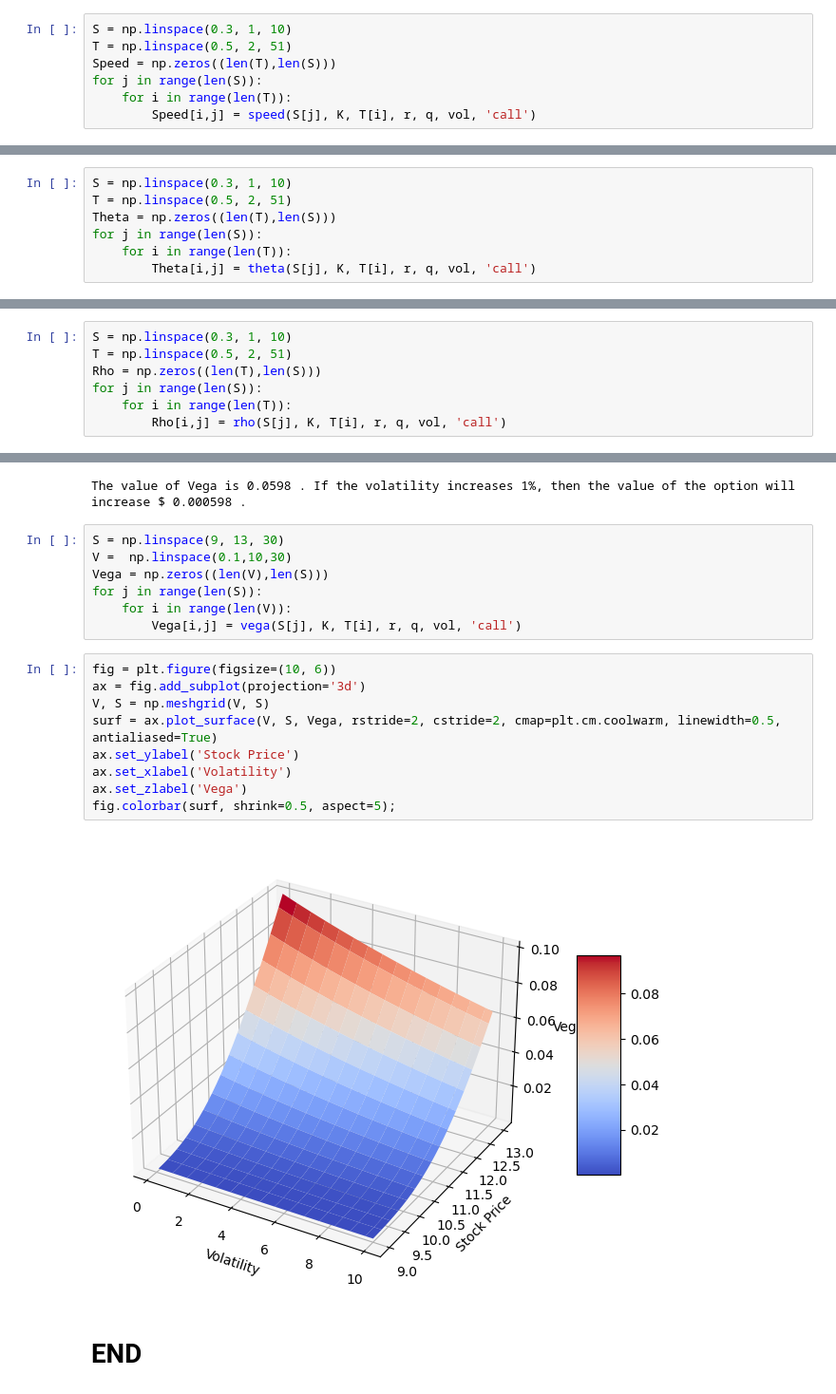
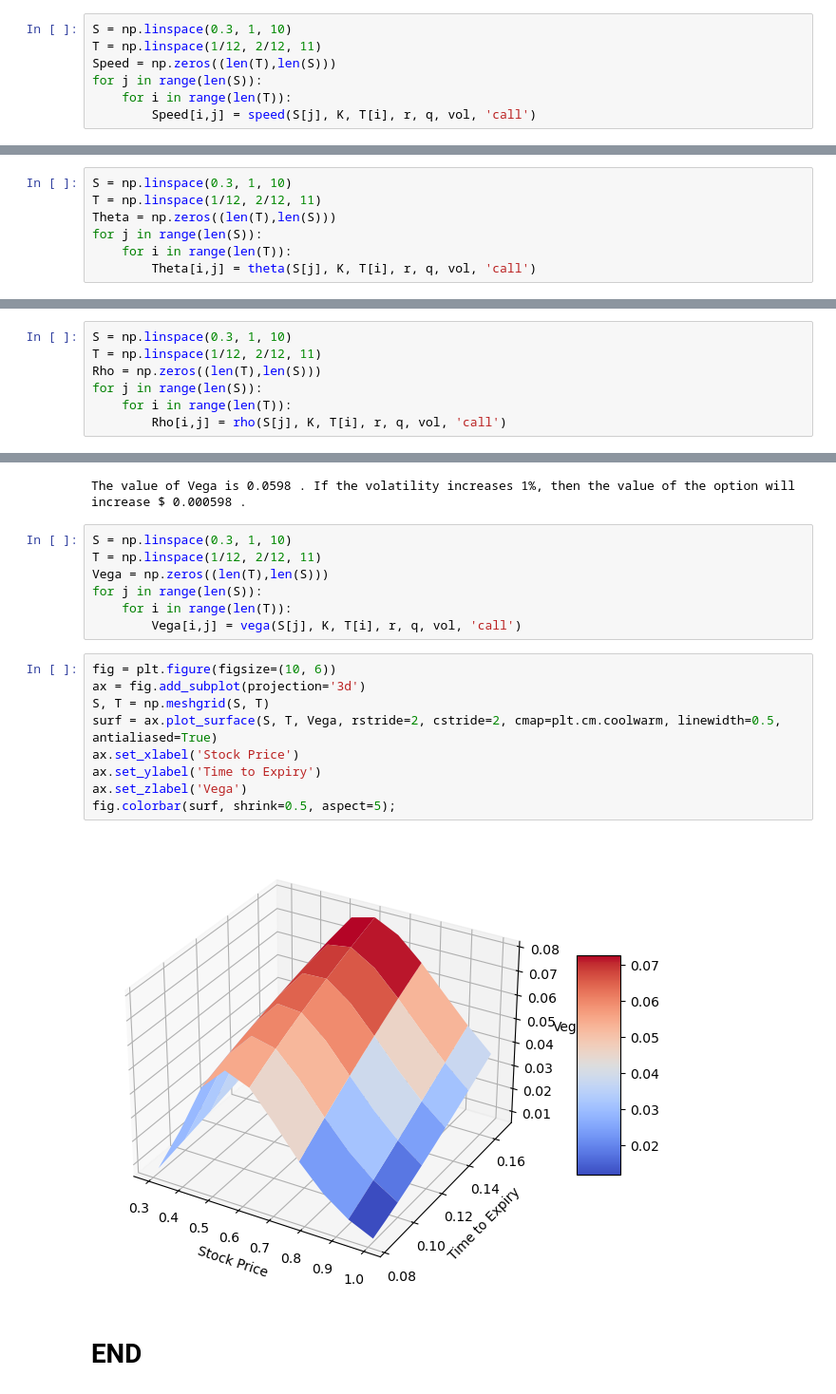
Before and after one commit to UtkarshRai01/CMF_Coursework, a Jupyter notebook: CMF_New.ipynb, the cells around one changed output, grey strips where cells are left out. Shown at 95% size. Drawn from its saved outputs; the diff is of its cells as text.

```diff
--- a/CMF_New.ipynb
+++ b/CMF_New.ipynb
@@ -367,7 +367,7 @@ print('The value of Speed is', sp.round(4),'.','If the stock price increase 1 do
 The value of Speed is -0.0359 . If the stock price increase 1 dollar, then the value of gamma will increase  -0.0359 .
 # %%
 S = np.linspace(0.3, 1, 10)
-T = np.linspace(0.5, 2, 51)
+T = np.linspace(1/12, 2/12, 11)
 Speed = np.zeros((len(T),len(S)))
 for j in range(len(S)):
     for i in range(len(T)):
@@ -413,7 +413,7 @@ print('The value of Theta is', th.round(4),'.','If the time increase by 1 week,
 The value of Theta is 0.0647 . If the time increase by 1 week, then the value of the option will increase $ 0.0012 .
 # %%
 S = np.linspace(0.3, 1, 10)
-T = np.linspace(0.5, 2, 51)
+T = np.linspace(1/12, 2/12, 11)
 Theta = np.zeros((len(T),len(S)))
 for j in range(len(S)):
     for i in range(len(T)):
@@ -459,7 +459,7 @@ print('The value of Rho is', rh.round(4),'.','If the interest rate by 1 percent,
 The value of Rho is 0.0196 . If the interest rate by 1 percent, then the value of the option will increase $ 0.0002 .
 # %%
 S = np.linspace(0.3, 1, 10)
-T = np.linspace(0.5, 2, 51)
+T = np.linspace(1/12, 2/12, 11)
 Rho = np.zeros((len(T),len(S)))
 for j in range(len(S)):
     for i in range(len(T)):
@@ -498,22 +498,22 @@ print('The value of Vega is', v.round(4),'.','If the volatility increases 1%, th
 # %% [output]
 The value of Vega is 0.0598 . If the volatility increases 1%, then the value of the option will increase $ 0.000598 .
 # %%
-S = np.linspace(9, 13, 30)
-V =  np.linspace(0.1,10,30)
-Vega = np.zeros((len(V),len(S)))
+S = np.linspace(0.3, 1, 10)
+T = np.linspace(1/12, 2/12, 11)
+Vega = np.zeros((len(T),len(S)))
 for j in range(len(S)):
-    for i in range(len(V)):
+    for i in range(len(T)):
         Vega[i,j] = vega(S[j], K, T[i], r, q, vol, 'call')
 # %%
 fig = plt.figure(figsize=(10, 6))
 ax = fig.add_subplot(projection='3d')
-V, S = np.meshgrid(V, S)
-surf = ax.plot_surface(V, S, Vega, rstride=2, cstride=2, cmap=plt.cm.coolwarm, linewidth=0.5, antialiased=True)
-ax.set_ylabel('Stock Price')
-ax.set_xlabel('Volatility')
+S, T = np.meshgrid(S, T)
+surf = ax.plot_surface(S, T, Vega, rstride=2, cstride=2, cmap=plt.cm.coolwarm, linewidth=0.5, antialiased=True)
+ax.set_xlabel('Stock Price')
+ax.set_ylabel('Time to Expiry')
 ax.set_zlabel('Vega')
 fig.colorbar(surf, shrink=0.5, aspect=5);
 # %% [output]
-[figure, old version]
+[figure, new version]
 # %% [markdown]
 # END
```
Also changed, not shown: parts of 7 cells of this notebook.
